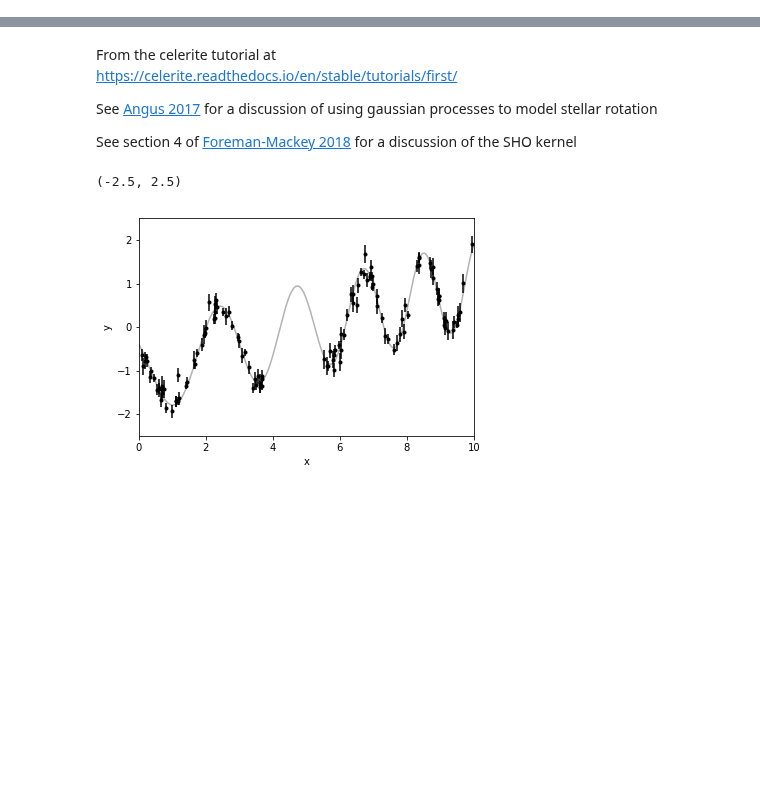
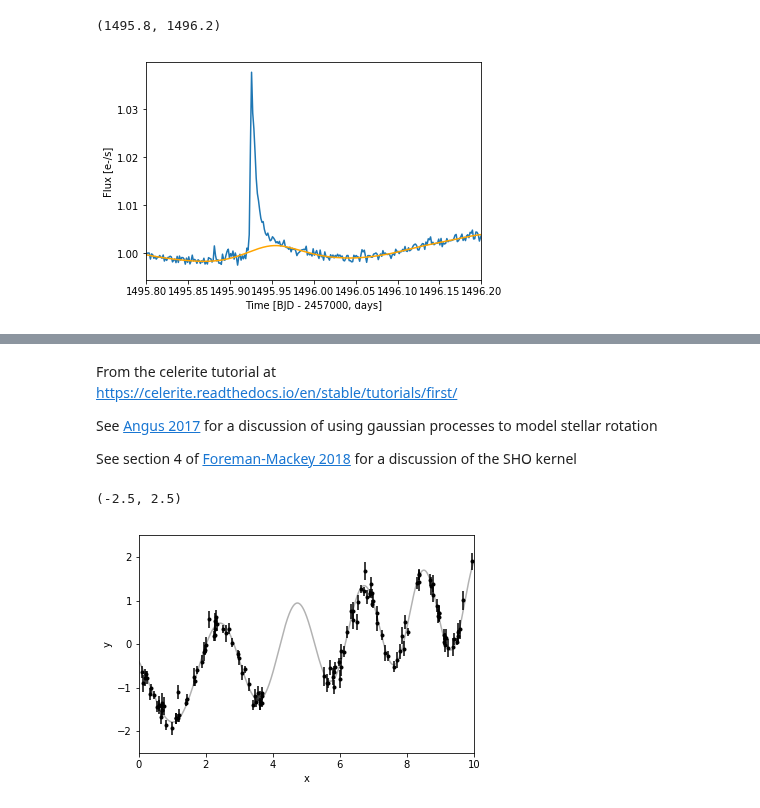
Before and after one commit to spencerw/tess_flare, a Jupyter notebook: gaussianProcess.ipynb, the cells around one changed output, grey strips where cells are left out. Cells and saved outputs as stored; diff of their text form; code cells hidden in the pictures; blank space fills up the shorter version.

```diff
--- a/gaussianProcess.ipynb
+++ b/gaussianProcess.ipynb
@@ -15,0 +128,12 @@ from flareTools import FINDflare
+# %%
+#pred_mean, pred_var = gp.predict(y, x, return_var=True)
+#pred_std = np.sqrt(pred_var)
+
+plt.plot(time, flux/median)
+plt.plot(time, mu, color='orange')
+plt.xlabel('Time [BJD - 2457000, days]')
+plt.ylabel('Flux [e-/s]')
+plt.xlim(1495.8, 1496.2)
+# %% [output]
+(1495.8, 1496.2)
+[figure, added]
```
Also changed, not shown: parts of 5 cells of this notebook.
